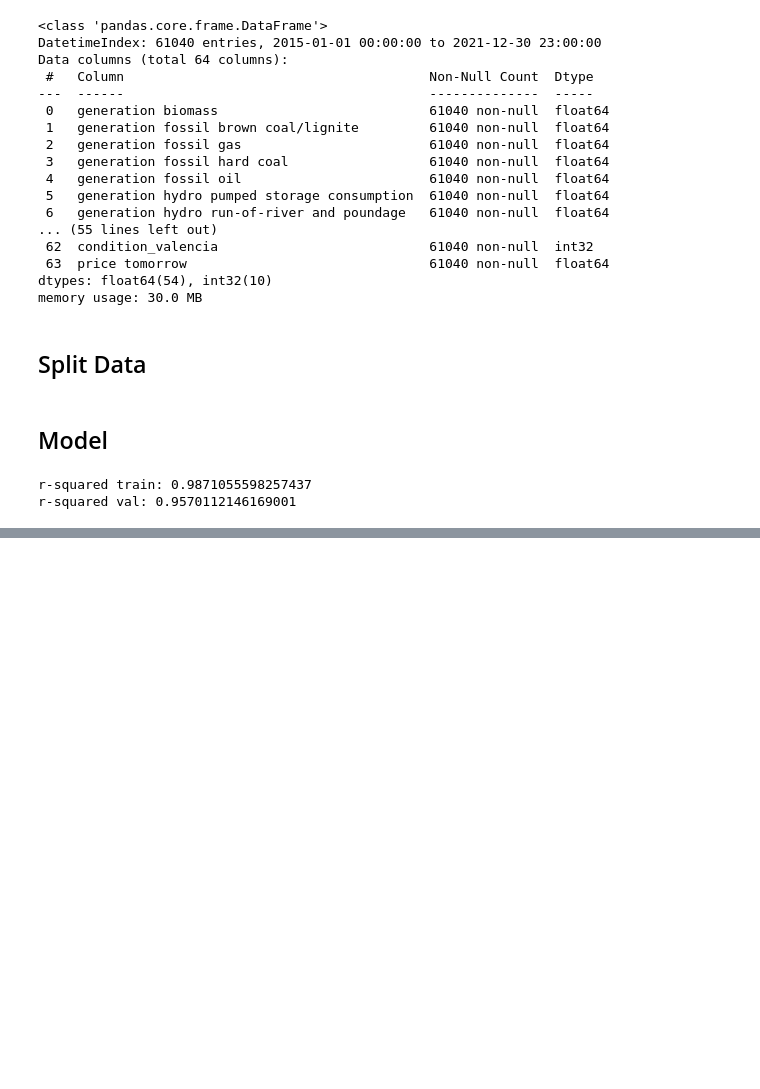
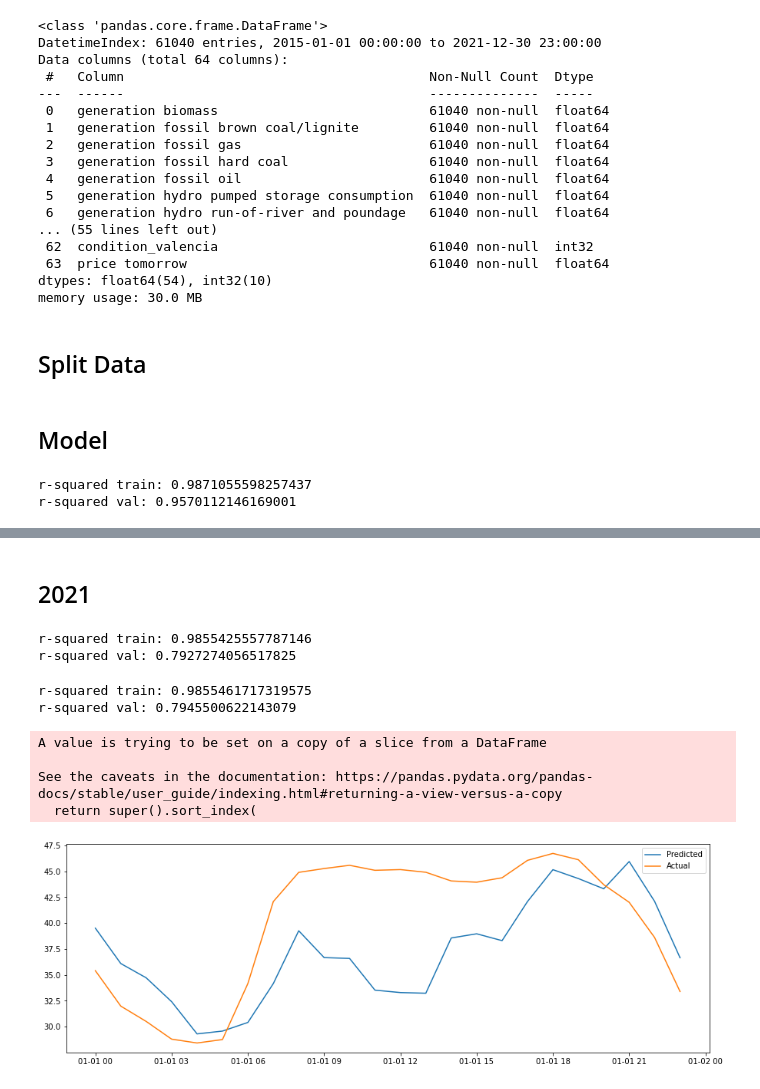
Before and after one commit to EvanHolder/Predicting-Energy-Markets-in-Spain, a Jupyter notebook: notebooks/XGBoost.ipynb, the cells around one changed output, grey strips where cells are left out. Saved outputs shown, nothing was run; the diff lists cells and outputs as text; code cells hidden in the pictures; blank space fills up the shorter version.

```diff
--- a/notebooks/XGBoost.ipynb
+++ b/notebooks/XGBoost.ipynb
@@ -68,0 +83,22 @@ r-squared val: 0.9570112146169001
+# %%
+# Read in data
+df = pd.read_csv('../data/df_clean.csv', index_col=0, parse_dates=True)
+
+# Get Categorical columns
+categorical = df.select_dtypes(include='object')
+
+# Instationate LabelEncoder, fit and transform on wind_direction cols
+wind_dir_coder = LabelEncoder()
+wind_dir_coder.fit(df['wind_madrid'])
+for col in categorical.filter(regex='wind').columns:
+    df[col] = wind_dir_coder.transform(df[col])
+
+
+# Stack condition columns into single col
+stacked_conditions = categorical.filter(regex='condition').stack()
+
+# Instantiate Label encoder, fit and transform on condition cols
+condition_coder = LabelEncoder()
+condition_coder.fit(stacked_conditions)
+for col in categorical.filter(regex='condition').columns:
+    df[col] = condition_coder.transform(df[col])
@@ -68,0 +221,34 @@ r-squared val: 0.9570112146169001
+# %% [markdown]
+## 2021
+# %%
+# Split data and target
+X_train = df.loc[:'2019' and '2021'].drop(columns=['price day ahead', 'price tomorrow'])
+X_test  = df.loc['2020'].drop(columns=['price day ahead', 'price tomorrow'])
+
+y_train = df.loc[:'2019' and '2021','price tomorrow']
+y_test = df.loc['2020', 'price tomorrow']
+
+xgb_21 = XGBRegressor(random_state=17)
+xgb_21.fit(X_train, y_train)
+
+print('r-squared train:', xgb_21.score(X_train,y_train))
+print('r-squared val:', xgb_21.score(X_test,y_test))
+# %% [output]
+r-squared train: 0.9855425557787146
+r-squared val: 0.7927274056517825
+# %%
+# Split data and target
+X_train = df.loc[:'2019' and '2021'].drop(columns=['price tomorrow'])
+X_test  = df.loc['2020'].drop(columns=['price tomorrow'])
+
+y_train = df.loc[:'2019' and '2021','price tomorrow']
+y_test = df.loc['2020', 'price tomorrow']
+
+xgb_21_1 = XGBRegressor(random_state=17)
+xgb_21_1.fit(X_train, y_train)
+
+print('r-squared train:', xgb_21_1.score(X_train,y_train))
+print('r-squared val:', xgb_21_1.score(X_test,y_test))
+# %% [output]
+r-squared train: 0.9855461717319575
+r-squared val: 0.7945500622143079
@@ -68,0 +257,17 @@ r-squared val: 0.9570112146169001
+# %%
+X_train.sort_index(inplace=True)
+X_test.sort_index(inplace=True)
+y_train.sort_index(inplace=True)
+y_test.sort_index(inplace=True)
+# %% [output]
+A value is trying to be set on a copy of a slice from a DataFrame
+
+See the caveats in the documentation: https://pandas.pydata.org/pandas-docs/stable/user_guide/indexing.html#returning-a-view-versus-a-copy
+  return super().sort_index(
+# %%
+fig = plt.figure(figsize=(15,5))
+plt.plot(X_test.index[:24], xgb_21_1.predict(X_test)[:24], label='Predicted');
+plt.plot(y_test.index[:24], y_test.values[:24], label='Actual');
+plt.legend();
+# %% [output]
+[figure, added]
```
Also changed, not shown: parts of 24 cells of this notebook.
